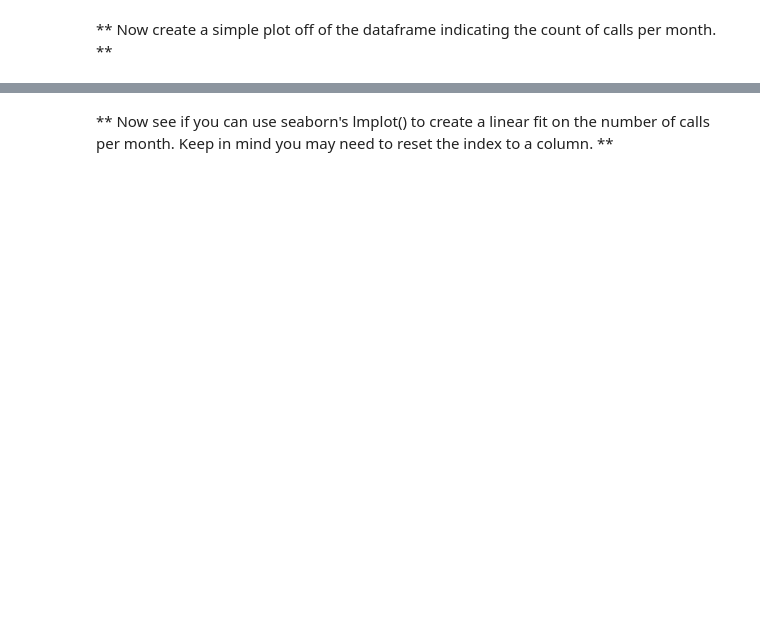
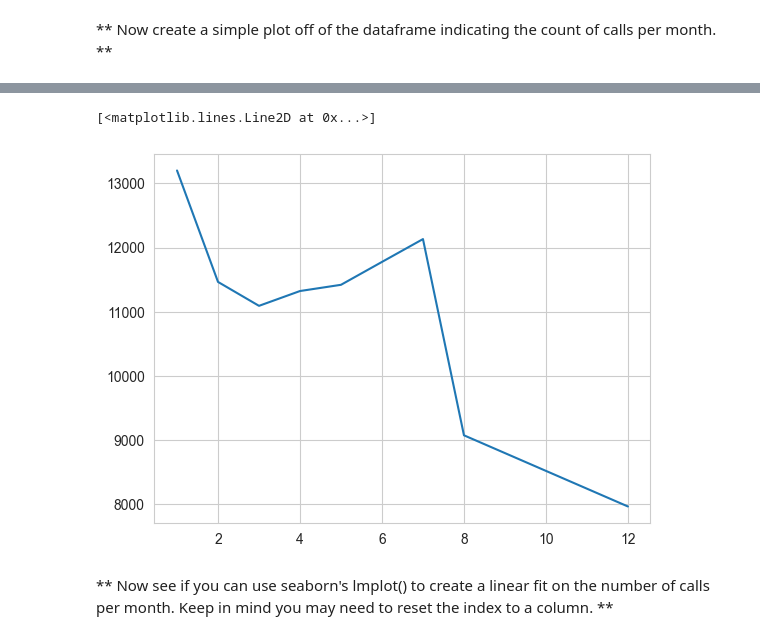
Before and after one commit to Alecdrew/Python-bootcamp, a Jupyter notebook: Notebooks/Refactored_Py_DS_ML_Bootcamp-master/10-Data-Capstone-Projects/01-911 Calls Data Capstone Project.ipynb, the cells around one changed output, grey strips where cells are left out. Saved outputs shown, nothing was run; the diff lists cells and outputs as text; code cells hidden in the pictures; blank space fills up the shorter version.

```diff
--- a/Notebooks/Refactored_Py_DS_ML_Bootcamp-master/10-Data-Capstone-Projects/01-911 Calls Data Capstone Project.ipynb
+++ b/Notebooks/Refactored_Py_DS_ML_Bootcamp-master/10-Data-Capstone-Projects/01-911 Calls Data Capstone Project.ipynb
@@ -160,0 +197,3 @@ _____
+# %%
+groupbymonth = df.groupby('Month').count()
+groupbymonth.head(12)
@@ -167,2 +214,7 @@ _____
+# %%
+plt.plot(groupbymonth.index, groupbymonth['twp'])
+# %% [output]
+[<matplotlib.lines.Line2D at 0x...>]
+[figure, added]
 # %% [markdown]
 ** Now see if you can use seaborn's lmplot() to create a linear fit on the number of calls per month. Keep in mind you may need to reset the index to a column. **
```
Also changed, not shown: parts of 23 cells of this notebook.
